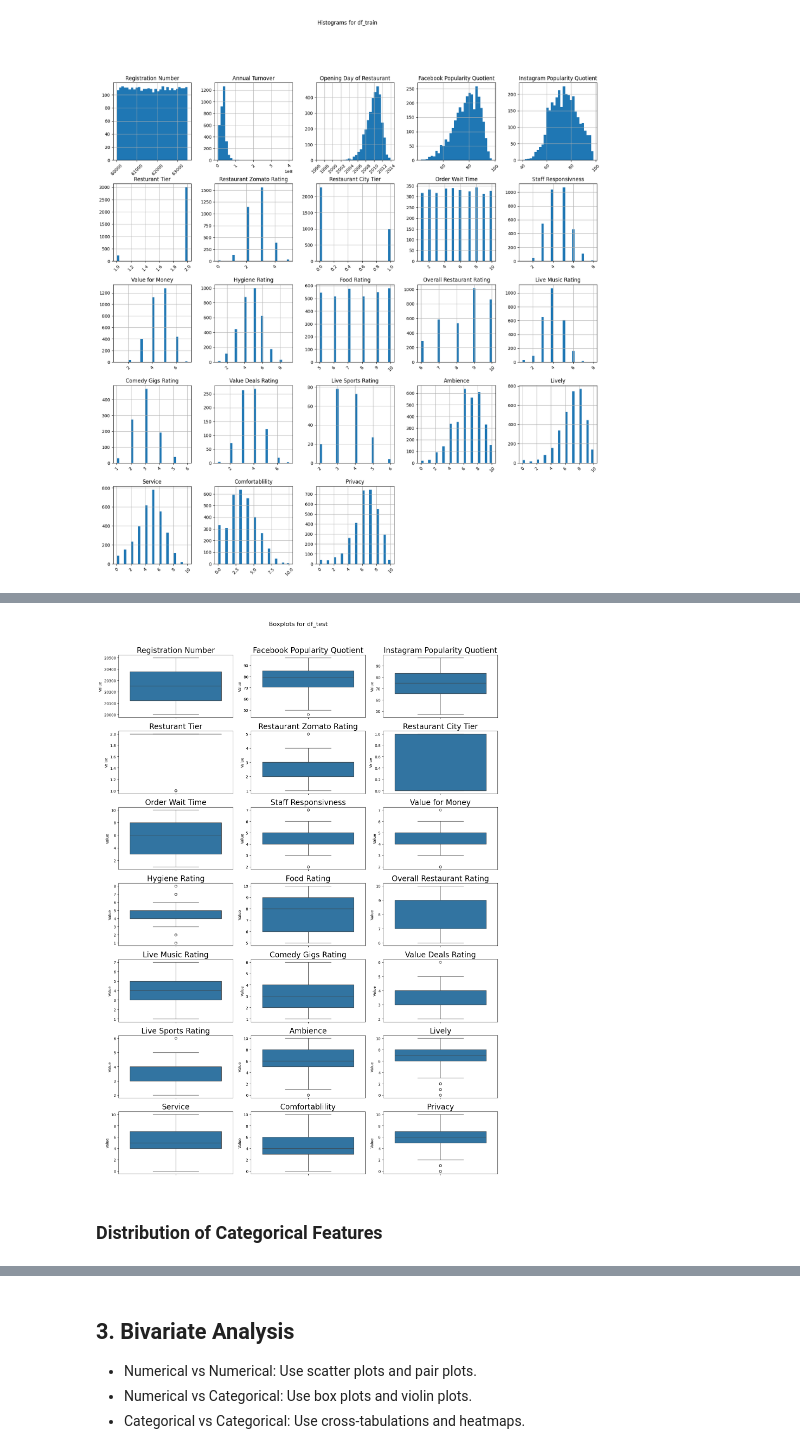
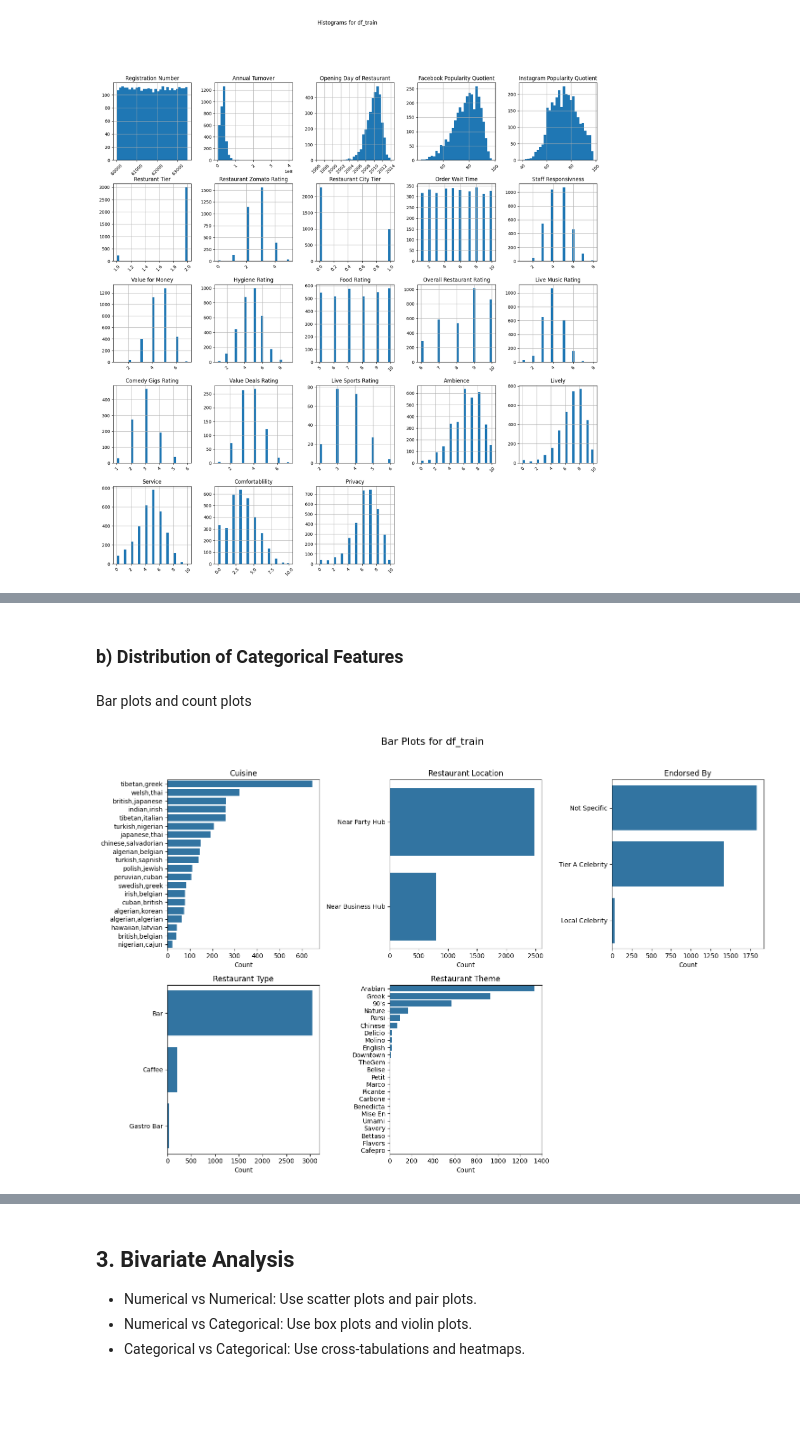
Before and after one commit to andresyarte/Restaurant-Turnover-Prediction, a Jupyter notebook: main.ipynb, the cells around one changed output, grey strips where cells are left out. Saved outputs shown, nothing was run; the diff lists cells and outputs as text; code cells hidden in the pictures; blank space fills up the shorter version.

```diff
--- a/main.ipynb
+++ b/main.ipynb
@@ -222,10 +224,10 @@ _Overall Resturant Rating_ missing values will be **dropped**.
 # Create a new column indicating whether the service is available
 def create_has_service(col_name):
     '''
-    Create a new column indicating whether the service is available and removing 'Ratings' from new colummns name.
+    Create a new column indicating whether the service is available and removing 'Rating' from new colummns name.
     '''
     df_train['Has ' + col_name.replace(' Rating','')] = df_train[col_name].notna()
-    df_test['Has ' + col_name.replace(' Ratings','')] = df_test[col_name].notna()
+    df_test['Has ' + col_name.replace(' Rating','')] = df_test[col_name].notna()
 # %%
 services_cols = ['Live Music Rating', 'Comedy Gigs Rating', 'Value Deals Rating', 'Live Sports Rating']
 
@@ -388,7 +404,35 @@ create_boxplots(df_train, 'Boxplots for df_train')
 # %%
 # Create boxplots for df_test
-create_boxplots(df_test, 'Boxplots for df_test')
+#create_boxplots(df_test, 'Boxplots for df_test')
-# %% [output]
-[figure, removed]
 # %% [markdown]
-### Distribution of Categorical Features
+### b) Distribution of Categorical Features
+# %% [markdown]
+Bar plots and count plots
+# %%
+# Function to create bar plots for a DataFrame
+def create_bar_plots(df, title):
+    cat_columns = df.select_dtypes(include=['object', 'category']).columns
+    num_plots = len(cat_columns)
+    num_rows = (num_plots + 2) // 3  # Adjust the number of columns per row as needed
+
+    fig, axes = plt.subplots(num_rows, 3, figsize=(15, num_rows * 5))
+    fig.suptitle(title, fontsize=16)
+
+    for i, col in enumerate(cat_columns):
+        ax = axes.flatten()[i]
+        sns.countplot(y=df[col], ax=ax, order= df[col].value_counts().index)  # Use y=df[col] for horizontal bar plots
+        ax.set_title(col)
+        ax.set_xlabel('Count')
+        ax.set_ylabel('')
+
+    # Remove empty subplots
+    for j in range(i + 1, num_rows * 3):
+        fig.delaxes(axes.flatten()[j])
+
+    plt.tight_layout(rect=[0, 0, 1, 0.96])  # Adjust layout to make room for the title
+    plt.show()
+# %%
+# Drop city because it is too clutered
+create_bar_plots(df_train.drop(columns={'City'}), 'Bar Plots for df_train')
+# %% [output]
+[figure, added]
```
Also changed, not shown: parts of 66 cells of this notebook, 5 other files.
